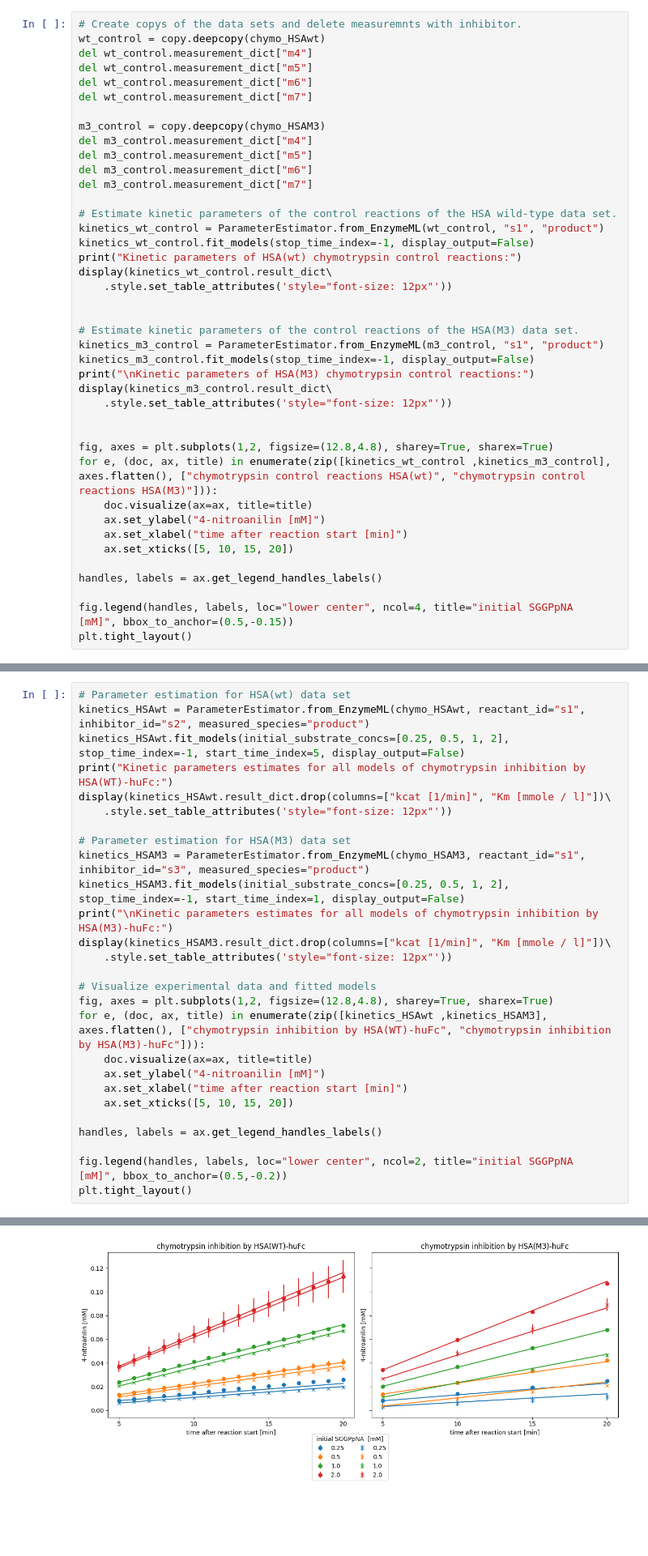
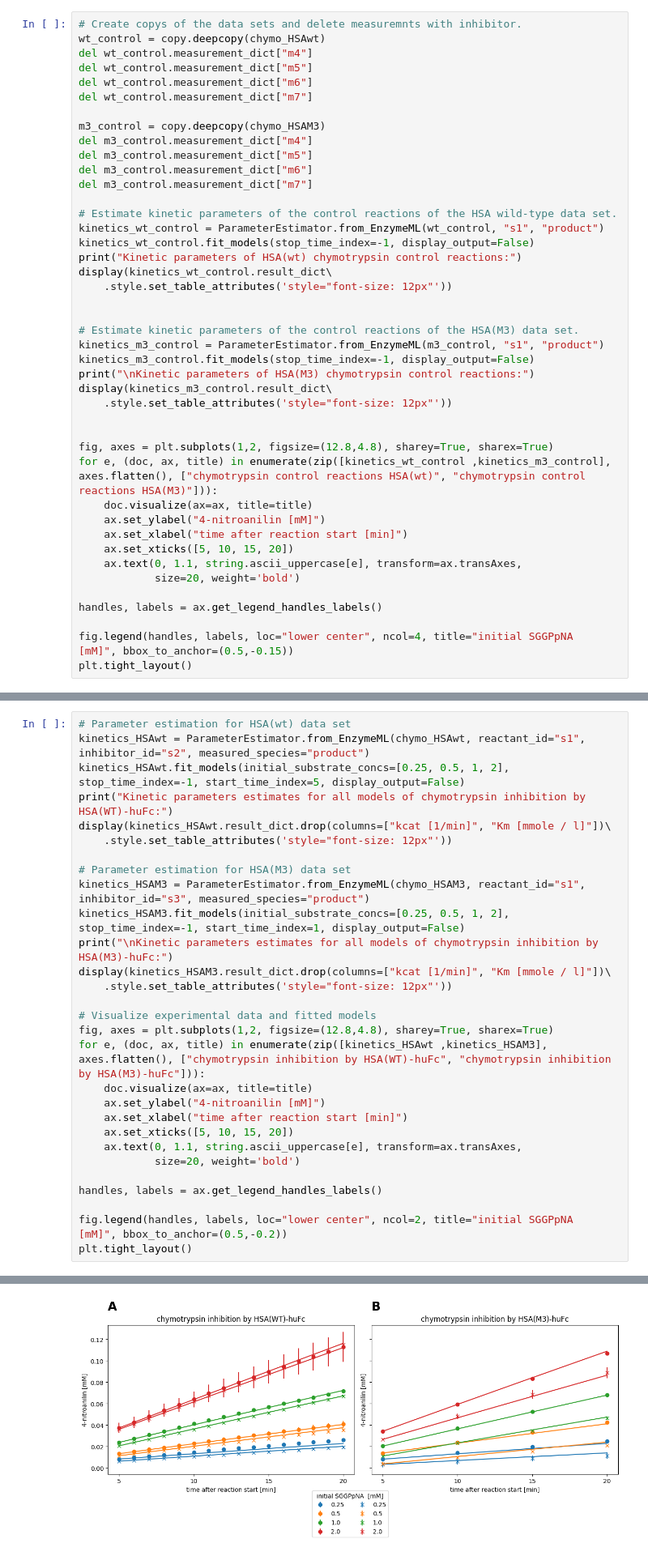
Before and after one commit to haeussma/masterthesis, a Jupyter notebook: book/scenarios/chymotrypsin_inhibition.ipynb, the cells around one changed output, grey strips where cells are left out. Shown at 81% size. Cells and saved outputs as stored; diff of their text form; blank space fills up the shorter version.

```diff
--- a/book/scenarios/chymotrypsin_inhibition.ipynb
+++ b/book/scenarios/chymotrypsin_inhibition.ipynb
@@ -111,6 +112,8 @@ for e, (doc, ax, title) in enumerate(zip([kinetics_wt_control ,kinetics_m3_contr
     ax.set_ylabel("4-nitroanilin [mM]")
     ax.set_xlabel("time after reaction start [min]")
     ax.set_xticks([5, 10, 15, 20])
+    ax.text(0, 1.1, string.ascii_uppercase[e], transform=ax.transAxes,
+            size=20, weight='bold')
 
 handles, labels = ax.get_legend_handles_labels()
 
@@ -157,34 +160,36 @@ print("\nKinetic parameters estimates for all models of chymotrypsin inhibition
 display(kinetics_HSAM3.result_dict.drop(columns=["kcat [1/min]", "Km [mmole / l]"])\
     .style.set_table_attributes('style="font-size: 12px"'))
 
 # Visualize experimental data and fitted models
 fig, axes = plt.subplots(1,2, figsize=(12.8,4.8), sharey=True, sharex=True)
 for e, (doc, ax, title) in enumerate(zip([kinetics_HSAwt ,kinetics_HSAM3], axes.flatten(), ["chymotrypsin inhibition by HSA(WT)-huFc", "chymotrypsin inhibition by HSA(M3)-huFc"])):
     doc.visualize(ax=ax, title=title)
     ax.set_ylabel("4-nitroanilin [mM]")
     ax.set_xlabel("time after reaction start [min]")
     ax.set_xticks([5, 10, 15, 20])
+    ax.text(0, 1.1, string.ascii_uppercase[e], transform=ax.transAxes,
+            size=20, weight='bold')
 
 handles, labels = ax.get_legend_handles_labels()
 
 fig.legend(handles, labels, loc="lower center", ncol=2, title="initial SGGPpNA  [mM]", bbox_to_anchor=(0.5,-0.2))
 plt.tight_layout()
 # %% [output]
 Kinetic parameters estimates for all models of chymotrypsin inhibition by HSA(WT)-huFc:
 |  | AIC | kcat / Km [1/min * 1/mmole / l] | Ki competitive [mmole / l] | Ki uncompetitive [mmole / l] |
 | competitive inhibition | -3100 | 22.253 +/- 6.97% | 0.460 +/- 27.24% | - |
 | non-competitive inhibition | -3098 | 22.403 +/- 7.00% | 0.449 +/- 27.64% | 79.193 +/- 516.52% |
 | irreversible Michaelis Menten | -3088 | 21.622 +/- 7.15% | - | - |
 | uncompetitive inhibition | -3087 | 21.631 +/- 7.63% | - | 0.696 +/- 88.99% |
 | partially competitive inhibition | -3084 | 21.643 +/- 8.23% | 796.196 +/- 1075.02% | 992.685 +/- 48.74% |
 Kinetic parameters estimates for all models of chymotrypsin inhibition by HSA(M3)-huFc:
 |  | AIC | kcat / Km [1/min * 1/mmole / l] | Ki competitive [mmole / l] | Ki uncompetitive [mmole / l] |
 | competitive inhibition | -808 | 23.031 +/- 10.48% | 0.059 +/- 8.51% | - |
 | non-competitive inhibition | -806 | 23.002 +/- 10.89% | 0.060 +/- 9.04% | 44.965 +/- 302.77% |
 | uncompetitive inhibition | -751 | 19.297 +/- 21.77% | - | 0.035 +/- 21.33% |
 | irreversible Michaelis Menten | -713 | 18.512 +/- 24.41% | - | - |
 | partially competitive inhibition | -709 | 18.544 +/- 27.64% | 569.354 +/- 57.96% | 925.096 +/- 11733.22% |
-[figure, old version]
+[figure, new version]
 # %% [markdown]
 _Fig. XXX: Measurement data and fitted product inhibition model for chymotrypsin reactions with respective HSA inhibitior._
 
```
Also changed, not shown: parts of 2 cells of this notebook, 1 other file.
